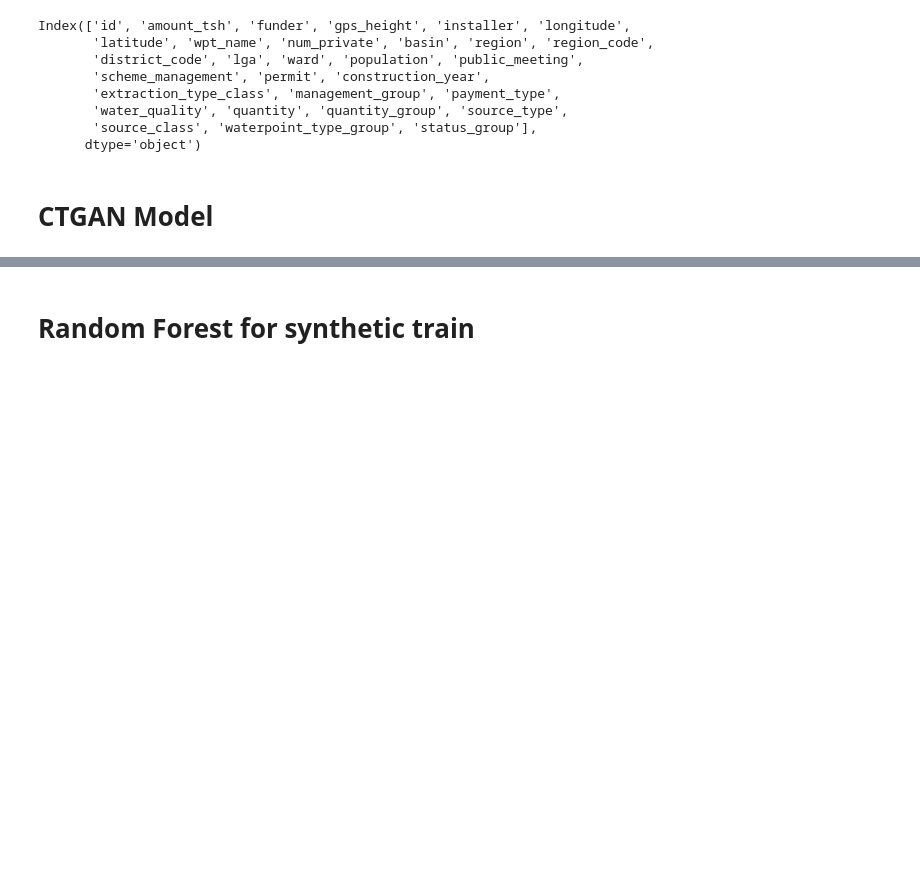
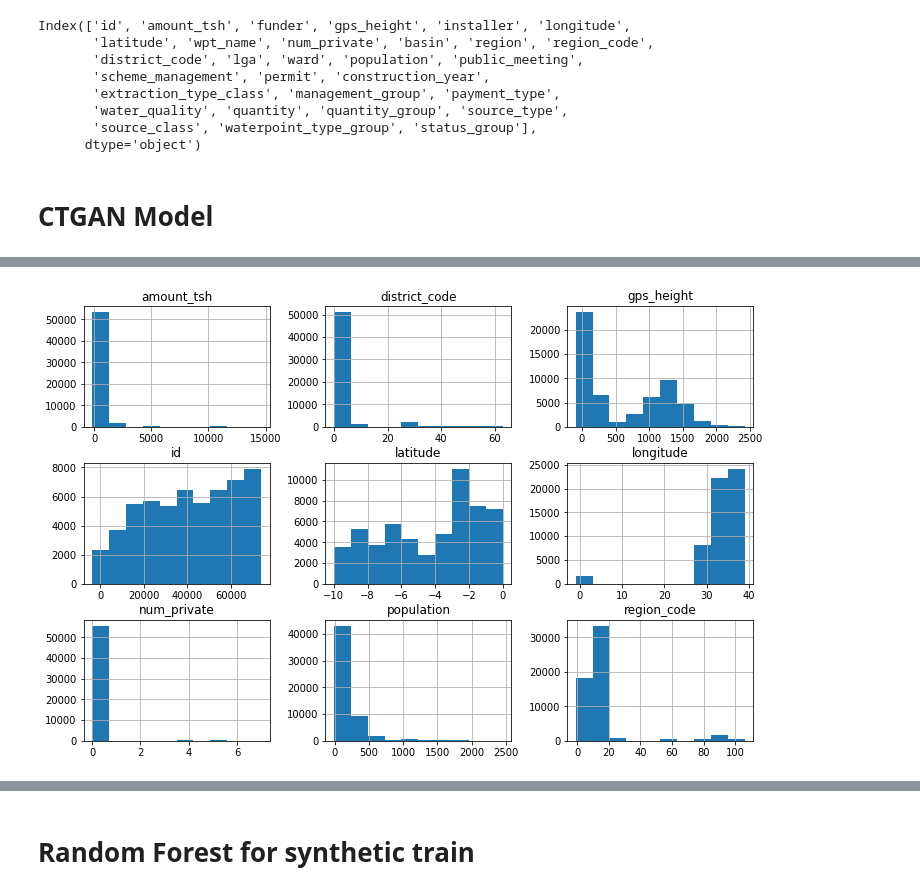
Before and after one commit to learn-co-students/dsc-capstone-project-v2-onl01-dtsc-ft-041320, a Jupyter notebook: CTGAN.ipynb, the cells around one changed output, grey strips where cells are left out. Saved outputs shown, nothing was run; the diff lists cells and outputs as text; code cells hidden in the pictures; blank space fills up the shorter version.

```diff
--- a/CTGAN.ipynb
+++ b/CTGAN.ipynb
@@ -406,2 +371,6 @@ memory usage: 11.4+ MB
 # %%
 synth_df.to_csv('pump_it_synt_df.csv', index=False)
+# %%
+synth_df.hist(figsize = (12,8));
+# %% [output]
+[figure, added]
```
Also changed, not shown: parts of 54 cells of this notebook.
